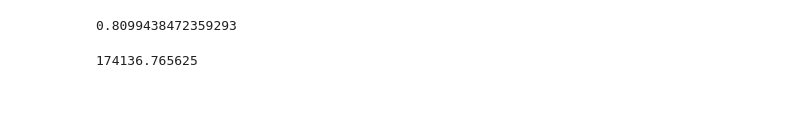
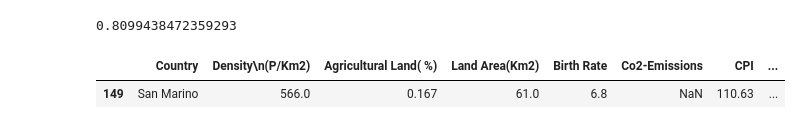
Before and after one commit to KacperWro/DataAnalysisCA, a Jupyter notebook: main.ipynb, the cells around one changed output. Drawn from its saved outputs; the diff is of its cells as text; code cells hidden in the pictures; blank space fills up the shorter version.

Commit message:
Set CO2 emission of San Marino to 0

```diff
--- a/main.ipynb
+++ b/main.ipynb
@@ -183,6 +183,11 @@ world_data.loc[113, 'Co2-Emissions'] = 0 # no data found so set to 0
 world_data.loc[120, 'Co2-Emissions'] = 41
 world_data.loc[128, 'Co2-Emissions'] = 6797
 world_data.loc[133, 'Co2-Emissions'] = 0 # no data found so set to 0
-world_data.loc[163, 'Co2-Emissions'] = 1743
+world_data.loc[149, 'Co2-Emissions'] = 0
-# %% [output]
-174136.765625
+# %%
+nan_rows = world_data[world_data['Co2-Emissions'].isnull()]
+with pd.option_context('display.max_rows', None, 'display.max_columns', None):
+    display(nan_rows)
+# %% [output]
+|  | Country | Density\n(P/Km2) | Agricultural Land( %) | Land Area(Km2) | Birth Rate | Co2-Emissions | CPI | ... |
+| 149 | San Marino | 566.0 | 0.167 | 61.0 | 6.8 | NaN | 110.63 | ... |
```
